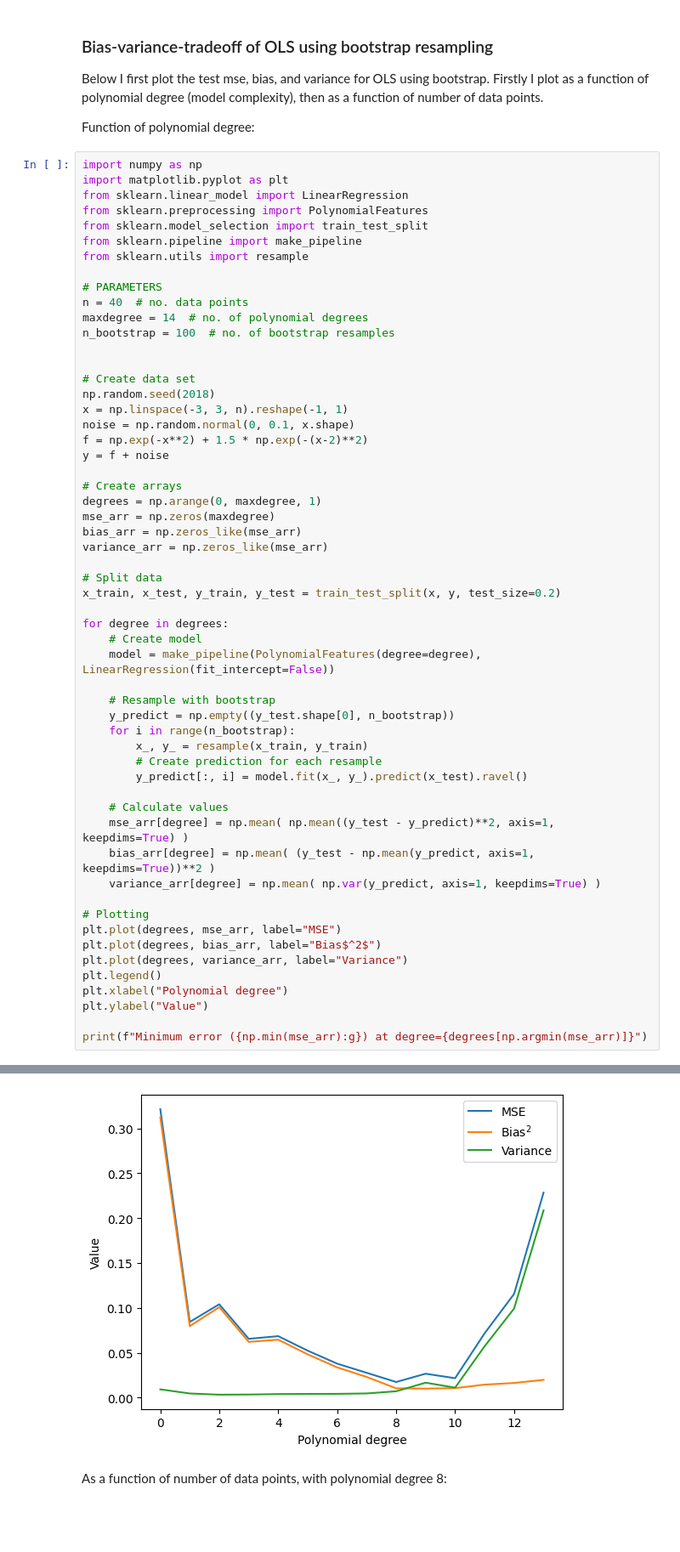
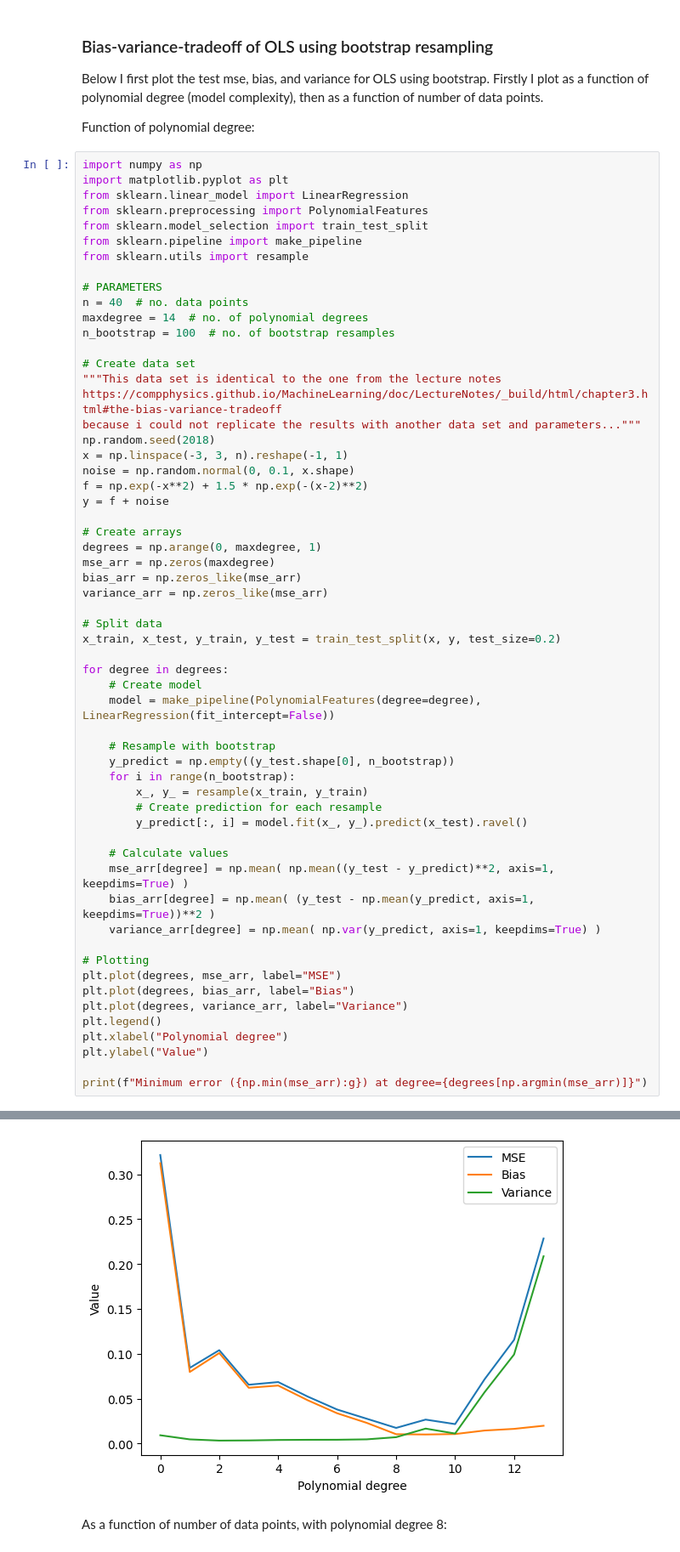
Before and after one commit to LassePladsen/FYS-STK3155-4155, a Jupyter notebook: Weekly exercises/38/Week 38 Lasse Pladsen.ipynb, the cells around one changed output, grey strips where cells are left out. Shown at 85% size. Saved outputs shown, nothing was run; the diff lists cells and outputs as text; blank space fills up the shorter version.

```diff
--- a/Weekly exercises/38/Week 38 Lasse Pladsen.ipynb
+++ b/Weekly exercises/38/Week 38 Lasse Pladsen.ipynb
@@ -120,8 +120,9 @@ n = 40  # no. data points
 maxdegree = 14  # no. of polynomial degrees
 n_bootstrap = 100  # no. of bootstrap resamples
 
-
 # Create data set
+"""This data set is identical to the one from the lecture notes https://compphysics.github.io/MachineLearning/doc/LectureNotes/_build/html/chapter3.html#the-bias-variance-tradeoff
+because i could not replicate the results with another data set and parameters..."""
 np.random.seed(2018)
 x = np.linspace(-3, 3, n).reshape(-1, 1)
 noise = np.random.normal(0, 0.1, x.shape)
@@ -136,34 +137,34 @@ variance_arr = np.zeros_like(mse_arr)
 
 # Split data
 x_train, x_test, y_train, y_test = train_test_split(x, y, test_size=0.2)
 
 for degree in degrees:
     # Create model
     model = make_pipeline(PolynomialFeatures(degree=degree), LinearRegression(fit_intercept=False))
 
     # Resample with bootstrap
     y_predict = np.empty((y_test.shape[0], n_bootstrap))
     for i in range(n_bootstrap):
         x_, y_ = resample(x_train, y_train)
         # Create prediction for each resample
         y_predict[:, i] = model.fit(x_, y_).predict(x_test).ravel()
 
     # Calculate values
     mse_arr[degree] = np.mean( np.mean((y_test - y_predict)**2, axis=1, keepdims=True) )
     bias_arr[degree] = np.mean( (y_test - np.mean(y_predict, axis=1, keepdims=True))**2 )
     variance_arr[degree] = np.mean( np.var(y_predict, axis=1, keepdims=True) )
 
 # Plotting
 plt.plot(degrees, mse_arr, label="MSE")
-plt.plot(degrees, bias_arr, label="Bias$^2$")
+plt.plot(degrees, bias_arr, label="Bias")
 plt.plot(degrees, variance_arr, label="Variance")
 plt.legend()
 plt.xlabel("Polynomial degree")
 plt.ylabel("Value")
 
 print(f"Minimum error ({np.min(mse_arr):g}) at degree={degrees[np.argmin(mse_arr)]}")
 # %% [output]
 Minimum error (0.0173558) at degree=8
-[figure, old version]
+[figure, new version]
 # %% [markdown]
 As a function of number of data points, with polynomial degree 8:
```
